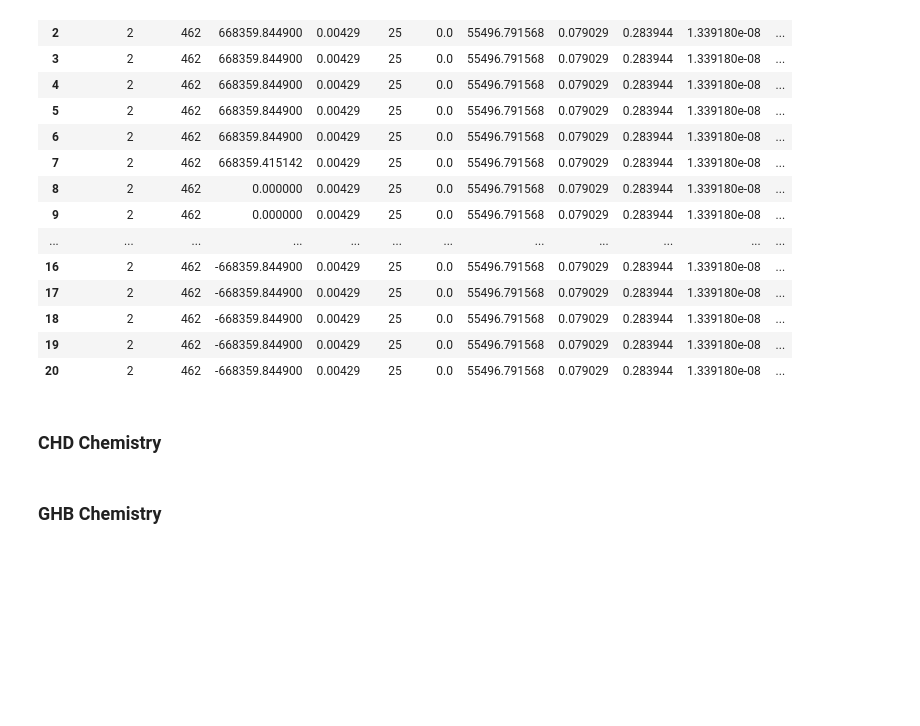
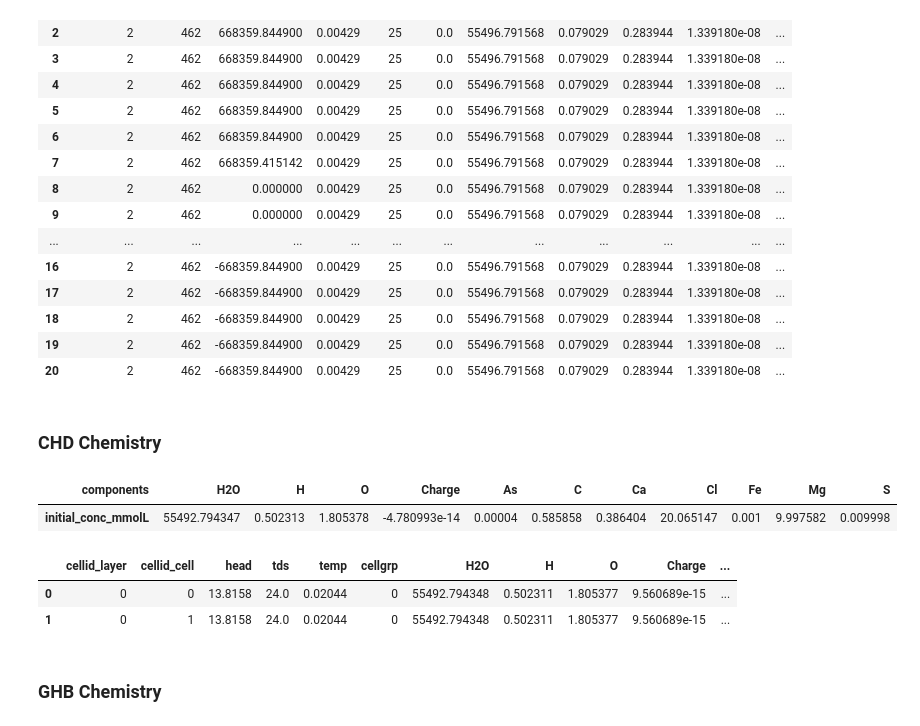
Before and after one commit to LimnoTech/mf6rtm-asr-example, a Jupyter notebook: sims/sim03-Wallis2011/Ex5_As_setup4.ipynb, the cells around one changed output. Saved outputs shown, nothing was run; the diff lists cells and outputs as text; code cells hidden in the pictures; blank space fills up the shorter version.

```diff
--- a/sims/sim03-Wallis2011/Ex5_As_setup4.ipynb
+++ b/sims/sim03-Wallis2011/Ex5_As_setup4.ipynb
@@ -1270,6 +1270,16 @@ chd.auxiliary = new_chd_auxvar
 
 # set stress period data to new_wel_spd that includes added components
 chd.stress_period_data.set_data(new_chd_spd)
+# %%
+# Confirm values are set as expected
+display(ic_df.T)
+chd.stress_period_data.get_dataframe()[0].loc[0:1]
+# %% [output]
+| components | H2O | H | O | Charge | As | C | Ca | Cl | Fe | Mg | S |
+| initial_conc_mmolL | 55492.794347 | 0.502313 | 1.805378 | -4.780993e-14 | 0.00004 | 0.585858 | 0.386404 | 20.065147 | 0.001 | 9.997582 | 0.009998 |
+|  | cellid_layer | cellid_cell | head | tds | temp | cellgrp | H2O | H | O | Charge | ... |
+| 0 | 0 | 0 | 13.8158 | 24.0 | 0.02044 | 0 | 55492.794348 | 0.502311 | 1.805377 | 9.560689e-15 | ... |
+| 1 | 0 | 1 | 13.8158 | 24.0 | 0.02044 | 0 | 55492.794348 | 0.502311 | 1.805377 | 9.560689e-15 | ... |
 # %% [markdown]
 ### GHB Chemistry
 # %%
```
Also changed, not shown: parts of 16 cells of this notebook, 6 other files.
